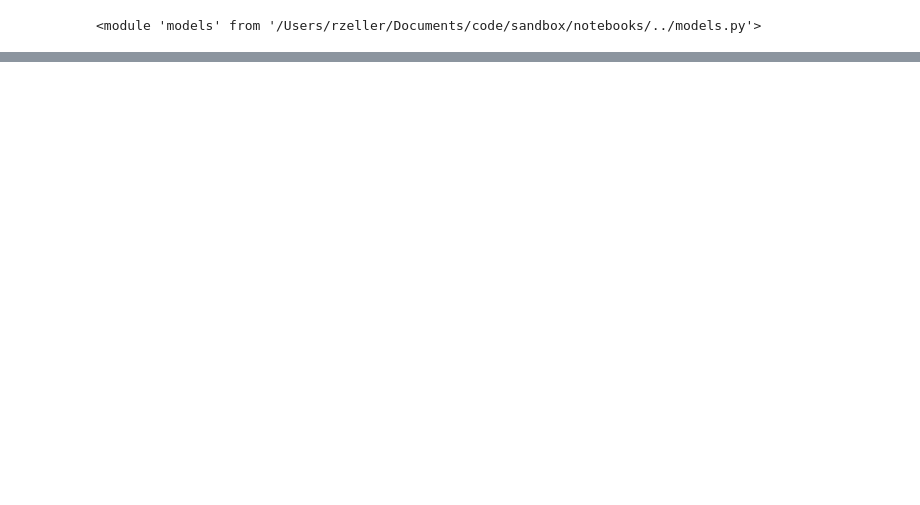
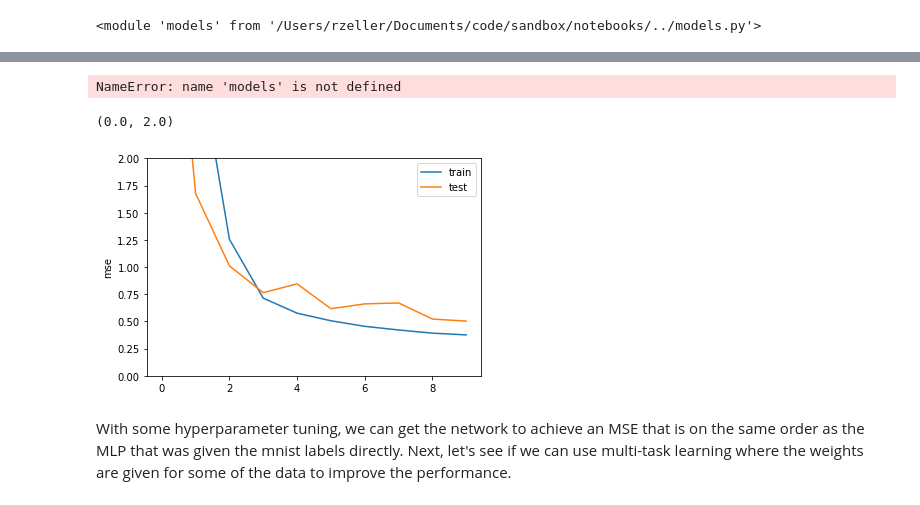
Before and after one commit to rzeller/sandbox, a Jupyter notebook: notebooks/test_models.ipynb, the cells around one changed output, grey strips where cells are left out. Saved outputs shown, nothing was run; the diff lists cells and outputs as text; code cells hidden in the pictures; blank space fills up the shorter version.

```diff
--- a/notebooks/test_models.ipynb
+++ b/notebooks/test_models.ipynb
@@ -90,0 +167,42 @@ Epoch 15/15
+# %%
+import numpy as np
+from tensorflow.keras.layers import concatenate, Dense
+from tensorflow.keras.models import Model
+import models
+reload(models)
+
+continuous = ['pickup_x', 'pickup_y', 'dropoff_x', 'dropoff_y']
+categorical = None
+mlp_layer_sizes = [32, 32]
+combined_layer_sizes = [32, 32, 32]
+
+
+x_train, y_train, x_test, y_test = models.preprocess(df, continuous=continuous, categorical=categorical)
+images_train, features_train = x_train
+images_test, features_test = x_test
+
+model = models.create_combined_model(image_shape=x_train[0][0].shape + (1,),
+                                     num_features=x_train[1].shape[1],
+                                     mlp_layer_sizes=[32, 32],
+                                     combined_layer_sizes=[32, 32])
+
+
+epochs = 1
+
+model.compile(optimizer='adam', loss='mse', metrics=['mse'])
+
+history = model.fit(x=x_train, y=y_train, validation_data=(x_test, y_test), epochs=epochs,
+          batch_size=32, verbose=True)
+# %% [output]
+NameError: name 'models' is not defined
+# %%
+plt.plot(history.history['mse'], label='train')
+plt.plot(history.history['val_mse'], label='test')
+plt.legend(loc='best')
+plt.ylabel('mse')
+plt.ylim([0,2])
+# %% [output]
+(0.0, 2.0)
+[figure, added]
+# %% [markdown]
+With some hyperparameter tuning, we can get the network to achieve an MSE that is on the same order as the MLP that was given the mnist labels directly. Next, let's see if we can use multi-task learning where the weights are given for some of the data to improve the performance.
```
Also changed, not shown: parts of 8 cells of this notebook, 2 other files.
